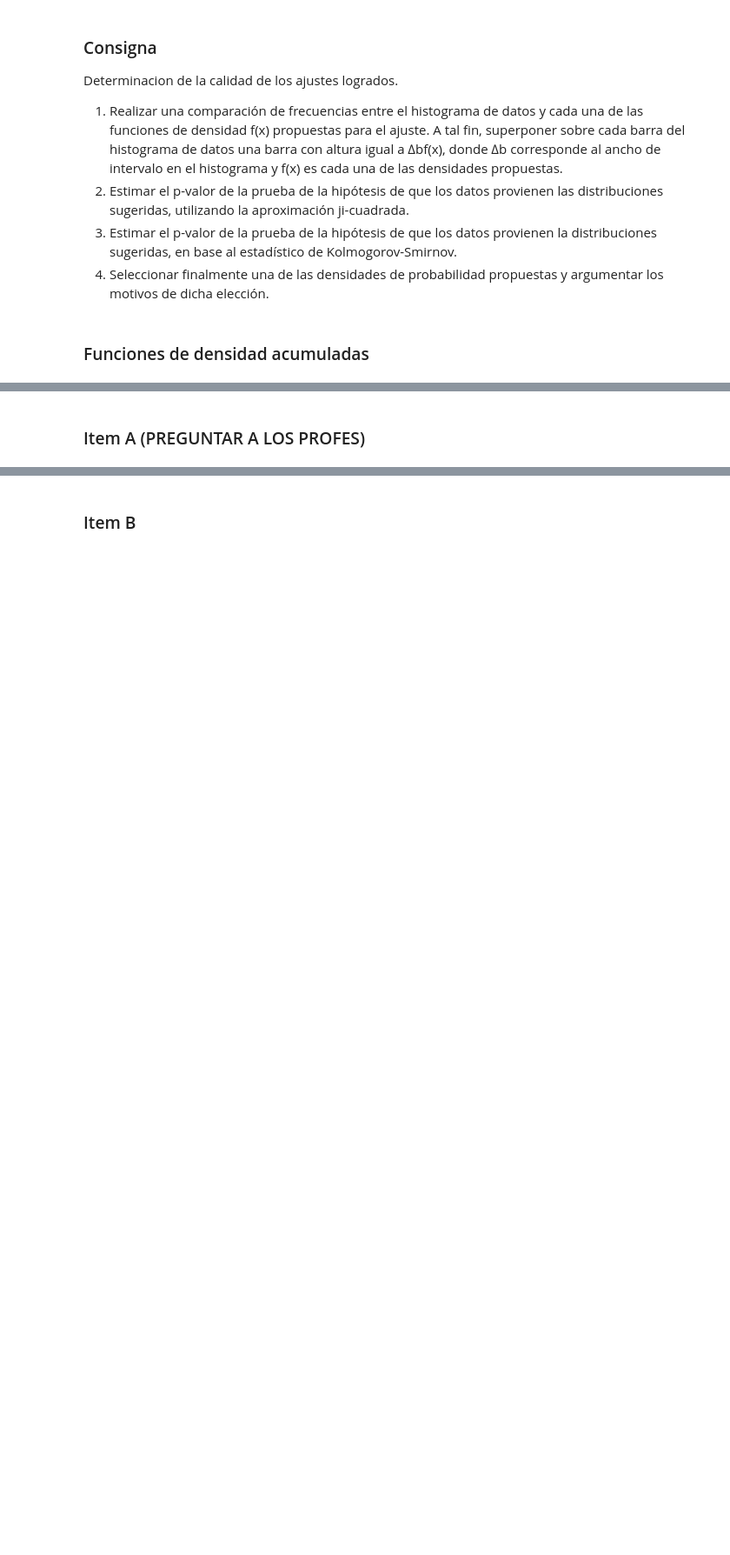
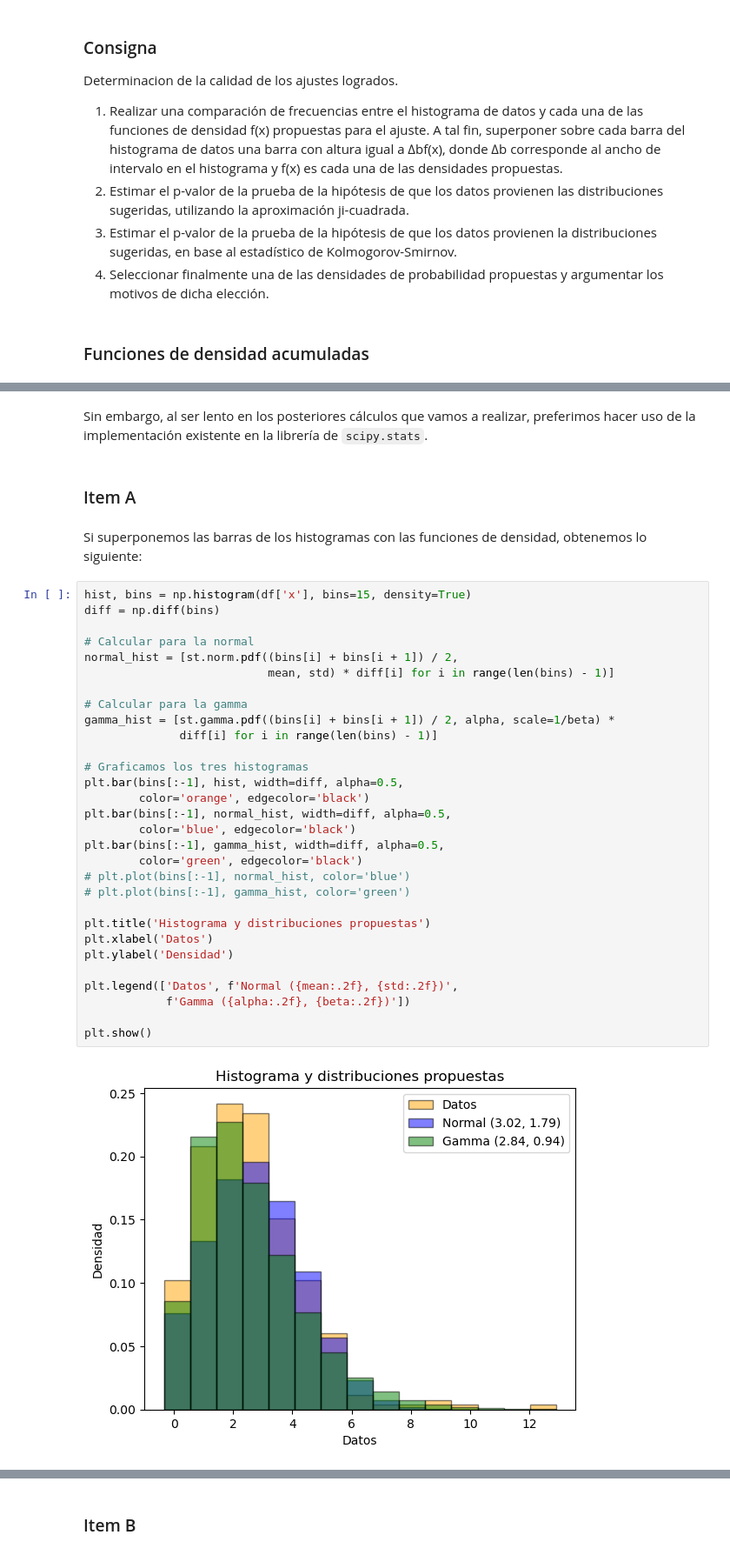
Before and after one commit to helcsnewsxd/famaf-computer_science-models_and_simulation-probability_distribution_selection, a Jupyter notebook: solution.ipynb, the cells around one changed output, grey strips where cells are left out. Shown at 87% size. Saved outputs shown, nothing was run; the diff lists cells and outputs as text; blank space fills up the shorter version.

```diff
--- a/solution.ipynb
+++ b/solution.ipynb
@@ -220,2 +324,38 @@ def normal_cumulative(x, mean, std):
+# %% [markdown]
+Sin embargo, al ser lento en los posteriores cálculos que vamos a realizar, preferimos hacer uso de la implementación existente en la librería de `scipy.stats`.
 # %% [markdown]
-### Item A (PREGUNTAR A LOS PROFES)
+### Item A
+# %% [markdown]
+Si superponemos las barras de los histogramas con las funciones de densidad, obtenemos lo siguiente:
+# %%
+hist, bins = np.histogram(df['x'], bins=15, density=True)
+diff = np.diff(bins)
+
+# Calcular para la normal
+normal_hist = [st.norm.pdf((bins[i] + bins[i + 1]) / 2,
+                           mean, std) * diff[i] for i in range(len(bins) - 1)]
+
+# Calcular para la gamma
+gamma_hist = [st.gamma.pdf((bins[i] + bins[i + 1]) / 2, alpha, scale=1/beta) *
+              diff[i] for i in range(len(bins) - 1)]
+
+# Graficamos los tres histogramas
+plt.bar(bins[:-1], hist, width=diff, alpha=0.5,
+        color='orange', edgecolor='black')
+plt.bar(bins[:-1], normal_hist, width=diff, alpha=0.5,
+        color='blue', edgecolor='black')
+plt.bar(bins[:-1], gamma_hist, width=diff, alpha=0.5,
+        color='green', edgecolor='black')
+# plt.plot(bins[:-1], normal_hist, color='blue')
+# plt.plot(bins[:-1], gamma_hist, color='green')
+
+plt.title('Histograma y distribuciones propuestas')
+plt.xlabel('Datos')
+plt.ylabel('Densidad')
+
+plt.legend(['Datos', f'Normal ({mean:.2f}, {std:.2f})',
+            f'Gamma ({alpha:.2f}, {beta:.2f})'])
+
+plt.show()
+# %% [output]
+[figure, added]
```
Also changed, not shown: parts of 16 cells of this notebook.
